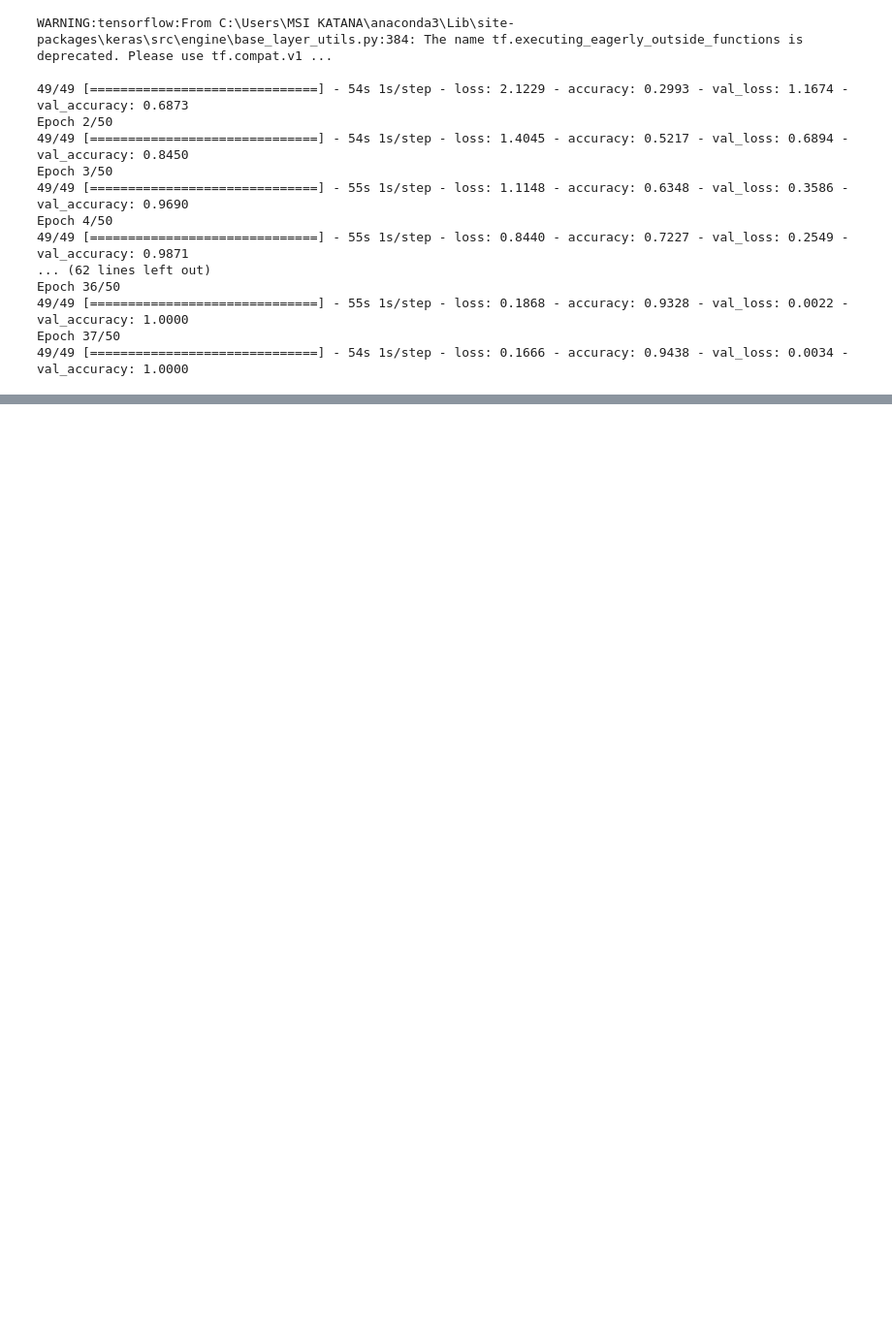
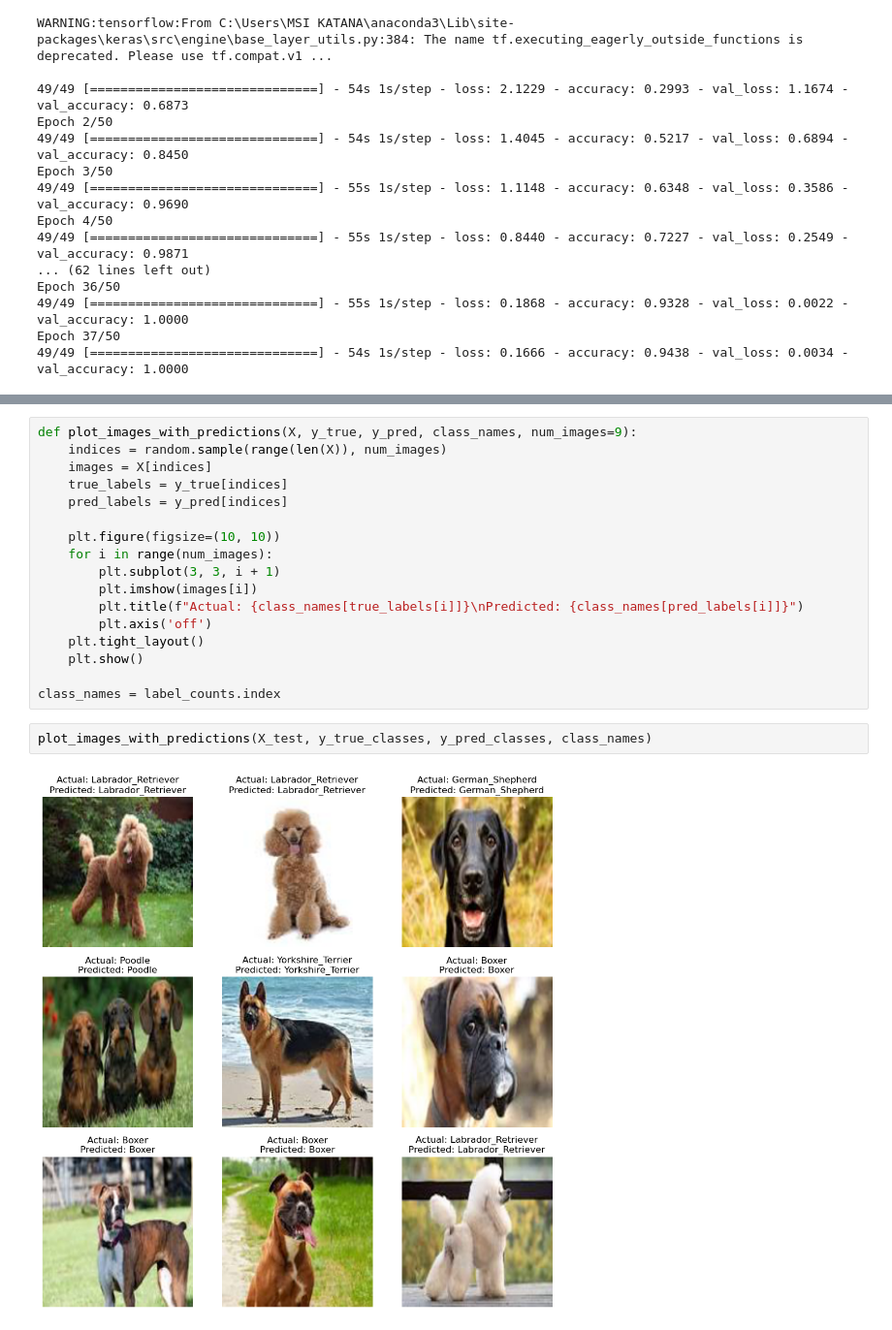
Before and after one commit to Inupa6677/Computer-vision-projects-by-Inupa-Bandara, a Jupyter notebook: Dog breed Classification/Dog Breed Classification.ipynb, the cells around one changed output, grey strips where cells are left out. Shown at 97% size. Drawn from its saved outputs; the diff is of its cells as text; blank space fills up the shorter version.

```diff
--- a/Dog breed Classification/Dog Breed Classification.ipynb
+++ b/Dog breed Classification/Dog Breed Classification.ipynb
@@ -336,0 +385,21 @@ Epoch 37/50
+# %%
+def plot_images_with_predictions(X, y_true, y_pred, class_names, num_images=9):
+    indices = random.sample(range(len(X)), num_images)
+    images = X[indices]
+    true_labels = y_true[indices]
+    pred_labels = y_pred[indices]
+
+    plt.figure(figsize=(10, 10))
+    for i in range(num_images):
+        plt.subplot(3, 3, i + 1)
+        plt.imshow(images[i])
+        plt.title(f"Actual: {class_names[true_labels[i]]}\nPredicted: {class_names[pred_labels[i]]}")
+        plt.axis('off')
+    plt.tight_layout()
+    plt.show()
+
+class_names = label_counts.index
+# %%
+plot_images_with_predictions(X_test, y_true_classes, y_pred_classes, class_names)
+# %% [output]
+[figure, added]
```
Also changed, not shown: parts of 8 cells of this notebook, 4 other files.
